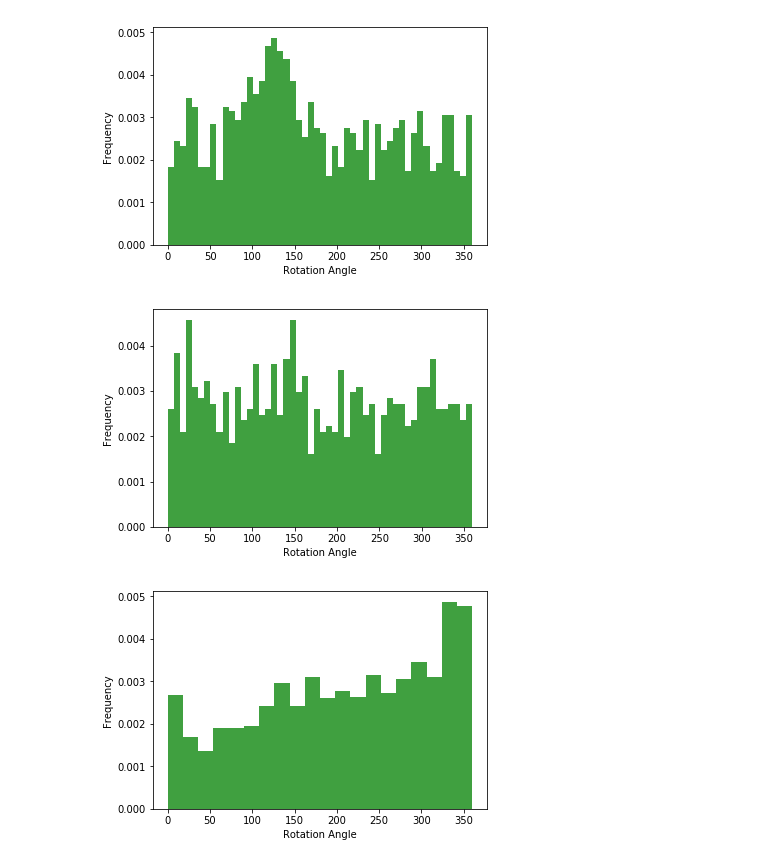
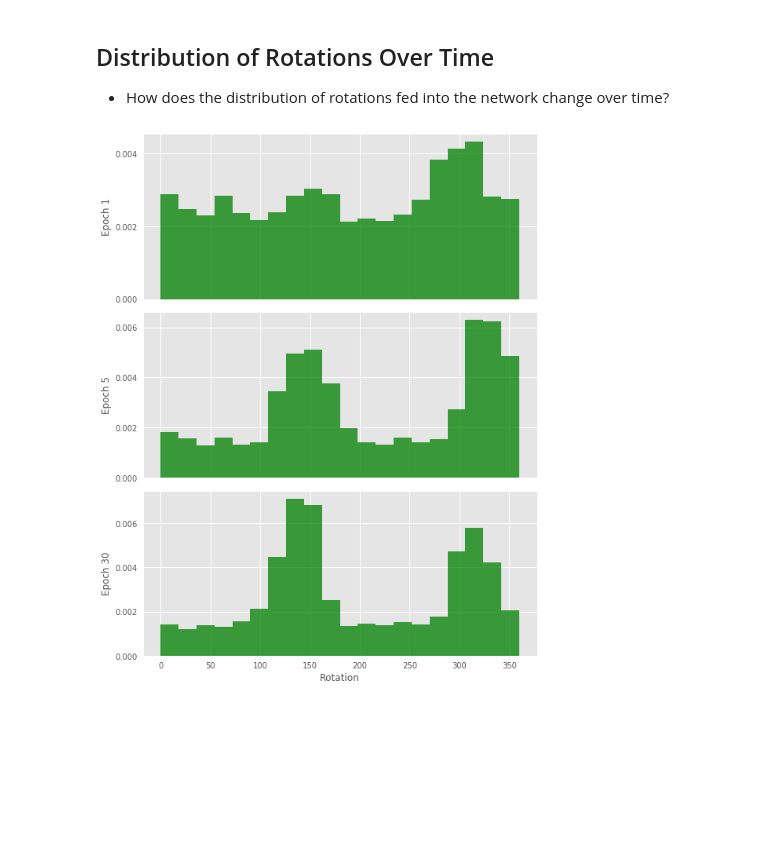
Before and after one commit to renebidart/affine-variational-autoencoder, a Jupyter notebook: notebooks/check_rotation.ipynb, the cells around one changed output. Saved outputs shown, nothing was run; the diff lists cells and outputs as text; code cells hidden in the pictures; blank space fills up the shorter version.

```diff
--- a/notebooks/check_rotation.ipynb
+++ b/notebooks/check_rotation.ipynb
@@ -125,28 +57,4 @@ plt.show()
-# %%
-data = ep1_data[ep1_data['target'] == 3]
-
-n, bins, patches = plt.hist(data['rot_off_center'], 50, density=True, facecolor='g', alpha=0.75)
-plt.xlabel('Rotation Angle')
-plt.ylabel('Frequency')
-plt.show()
-# %% [output]
-[figure, removed]
-# %%
-data = ep1_data[ep1_data['target'] == 5]
-
-n, bins, patches = plt.hist(data['rot_off_center'], 50, density=True, facecolor='g', alpha=0.75)
-plt.xlabel('Rotation Angle')
-plt.ylabel('Frequency')
-plt.show()
-# %% [output]
-[figure, removed]
-# %%
-data = ep1_data[ep1_data['target'] == 9]
-
-n, bins, patches = plt.hist(data['rot_off_center'], 20, density=True, facecolor='g', alpha=0.75)
-plt.xlabel('Rotation Angle')
-plt.ylabel('Frequency')
-plt.show()
-# %% [output]
-[figure, removed]
+# %% [markdown]
+## Distribution of Rotations Over Time
+* How does the distribution of rotations fed into the network change over time?
 # %%
@@ -167 +86,7 @@ def compare_rotations(rot_hist, epochs=[1, 15, 30, 59], target=1):
+# %%
+plt.style.use('ggplot')
+compare_rotations(rot_hist, epochs=[1, 5, 30], target=1,
+                  save_loc='/media/rene/code/equivariance/imgs/rot_batch_opt_1.png')
+# %% [output]
+[figure, added]
 # %%
```
Also changed, not shown: parts of 14 cells of this notebook, 18 other files.
